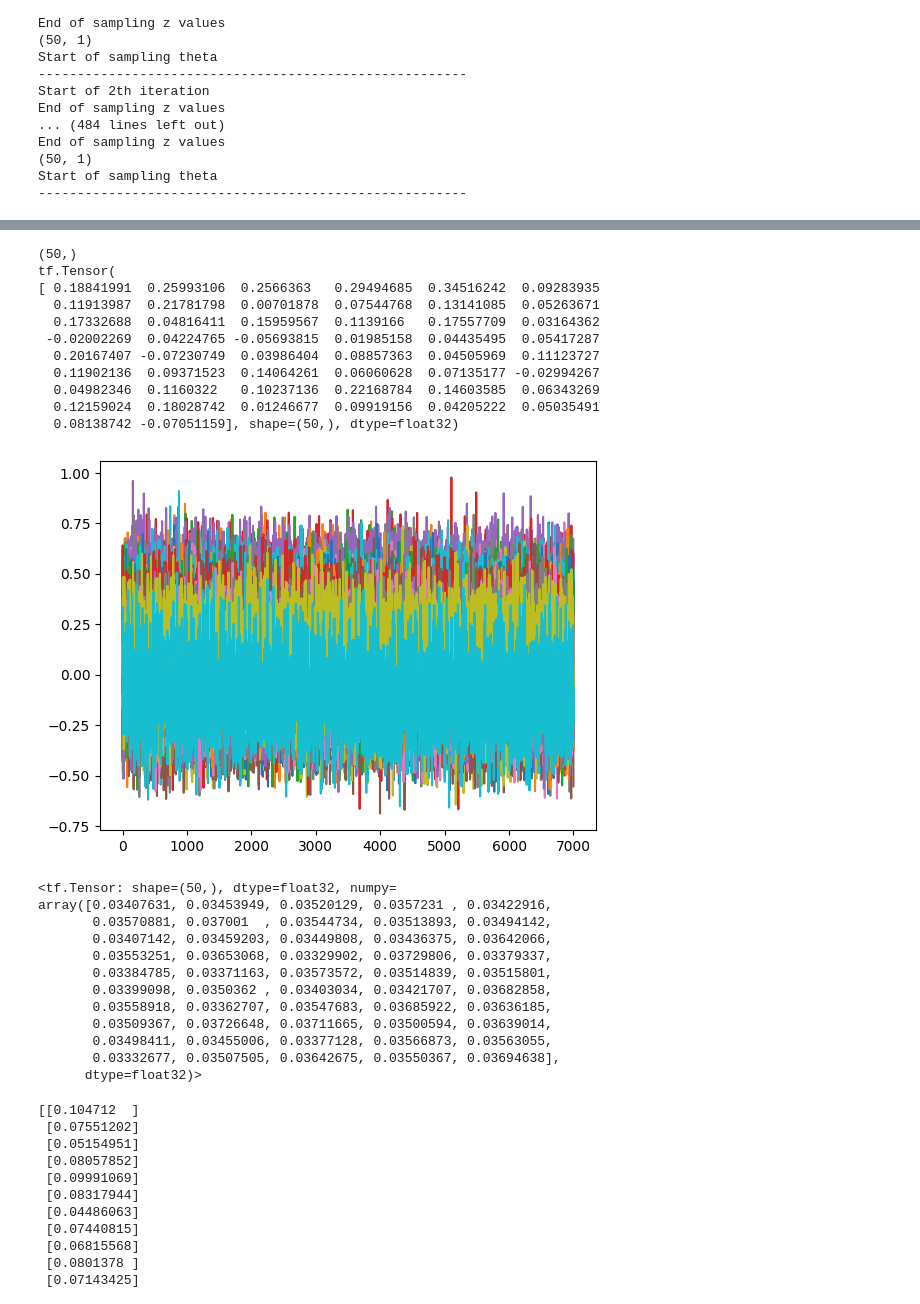
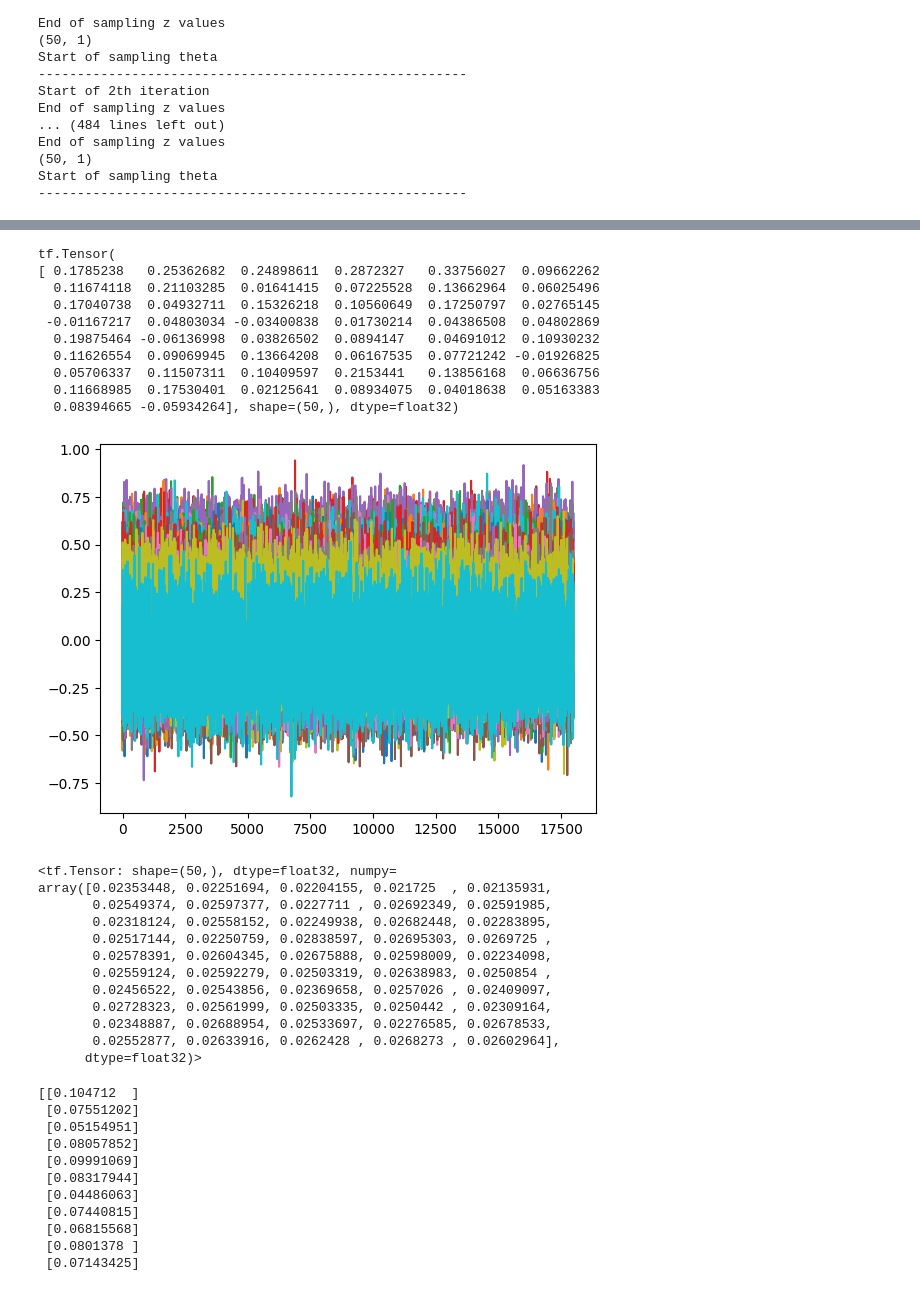
Before and after one commit to johnnymdoubleu/ssl-sgs, a Jupyter notebook: ssl-sgs.ipynb, the cells around one changed output, grey strips where cells are left out. Drawn from its saved outputs; the diff is of its cells as text; code cells hidden in the pictures.

```diff
--- a/ssl-sgs.ipynb
+++ b/ssl-sgs.ipynb
@@ -9,13 +9,13 @@ import tensorflow_probability as tfp
 from numba import jit
 # %%
 n = 200
-p = 50
+p = 100
 s = np.random.default_rng().uniform(0,1, n*p)
 X = np.reshape(s,(-1, p))
 X.shape
 df = pd.DataFrame(X)
 #  we let r=25
-r=5
+r= 10
 y = np.zeros(n) #initialising y array
 for i in range(n):
     yTemp = df.iloc[i,0:r].sum() + np.random.normal(0, 1) #generating y values from a simple linear model with gaussian noise
@@ -202,38 +185,37 @@ End of 1000th iteration
 # %%
-sample = tf.convert_to_tensor(np.asarray(trace[3000:]), dtype=tf.float32)
+sample = tf.convert_to_tensor(np.asarray(trace[2000:]), dtype=tf.float32)
 plt.plot(sample)
 ess = tfp.mcmc.effective_sample_size(sample, filter_beyond_positive_pairs=True)
-print(ess.shape)
+# print(ess.shape)
 mean, variance = tf.nn.moments(sample, axes=0)
 standard_error = tf.sqrt(variance / ess)
 print(mean)
 # %% [output]
-(50,)
 tf.Tensor(
-[ 0.18841991  0.25993106  0.2566363   0.29494685  0.34516242  0.09283935
-  0.11913987  0.21781798  0.00701878  0.07544768  0.13141085  0.05263671
-  0.17332688  0.04816411  0.15959567  0.1139166   0.17557709  0.03164362
- -0.02002269  0.04224765 -0.05693815  0.01985158  0.04435495  0.05417287
-  0.20167407 -0.07230749  0.03986404  0.08857363  0.04505969  0.11123727
-  0.11902136  0.09371523  0.14064261  0.06060628  0.07135177 -0.02994267
-  0.04982346  0.1160322   0.10237136  0.22168784  0.14603585  0.06343269
-  0.12159024  0.18028742  0.01246677  0.09919156  0.04205222  0.05035491
-  0.08138742 -0.07051159], shape=(50,), dtype=float32)
+[ 0.1785238   0.25362682  0.24898611  0.2872327   0.33756027  0.09662262
+  0.11674118  0.21103285  0.01641415  0.07225528  0.13662964  0.06025496
+  0.17040738  0.04932711  0.15326218  0.10560649  0.17250797  0.02765145
+ -0.01167217  0.04803034 -0.03400838  0.01730214  0.04386508  0.04802869
+  0.19875464 -0.06136998  0.03826502  0.0894147   0.04691012  0.10930232
+  0.11626554  0.09069945  0.13664208  0.06167535  0.07721242 -0.01926825
+  0.05706337  0.11507311  0.10409597  0.2153441   0.13856168  0.06636756
+  0.11668985  0.17530401  0.02125641  0.08934075  0.04018638  0.05163383
+  0.08394665 -0.05934264], shape=(50,), dtype=float32)
-[figure, old version]
+[figure, new version]
 # %%
 variance
 # %% [output]
 <tf.Tensor: shape=(50,), dtype=float32, numpy=
-array([0.03407631, 0.03453949, 0.03520129, 0.0357231 , 0.03422916,
-       0.03570881, 0.037001  , 0.03544734, 0.03513893, 0.03494142,
-       0.03407142, 0.03459203, 0.03449808, 0.03436375, 0.03642066,
-       0.03553251, 0.03653068, 0.03329902, 0.03729806, 0.03379337,
-       0.03384785, 0.03371163, 0.03573572, 0.03514839, 0.03515801,
-       0.03399098, 0.0350362 , 0.03403034, 0.03421707, 0.03682858,
-       0.03558918, 0.03362707, 0.03547683, 0.03685922, 0.03636185,
-       0.03509367, 0.03726648, 0.03711665, 0.03500594, 0.03639014,
-       0.03498411, 0.03455006, 0.03377128, 0.03566873, 0.03563055,
-       0.03332677, 0.03507505, 0.03642675, 0.03550367, 0.03694638],
+array([0.02353448, 0.02251694, 0.02204155, 0.021725  , 0.02135931,
+       0.02549374, 0.02597377, 0.0227711 , 0.02692349, 0.02591985,
+       0.02318124, 0.02558152, 0.02249938, 0.02682448, 0.02283895,
+       0.02517144, 0.02250759, 0.02838597, 0.02695303, 0.0269725 ,
+       0.02578391, 0.02604345, 0.02675888, 0.02598009, 0.02234098,
+       0.02559124, 0.02592279, 0.02503319, 0.02638983, 0.0250854 ,
+       0.02456522, 0.02543856, 0.02369658, 0.0257026 , 0.02409097,
+       0.02728323, 0.02561999, 0.02503335, 0.0250442 , 0.02309164,
+       0.02348887, 0.02688954, 0.02533697, 0.02276585, 0.02678533,
+       0.02552877, 0.02633916, 0.0262428 , 0.0268273 , 0.02602964],
       dtype=float32)>
 # %%
 # @jit
```
Also changed, not shown: parts of 1 cell of this notebook, 1 other file.
